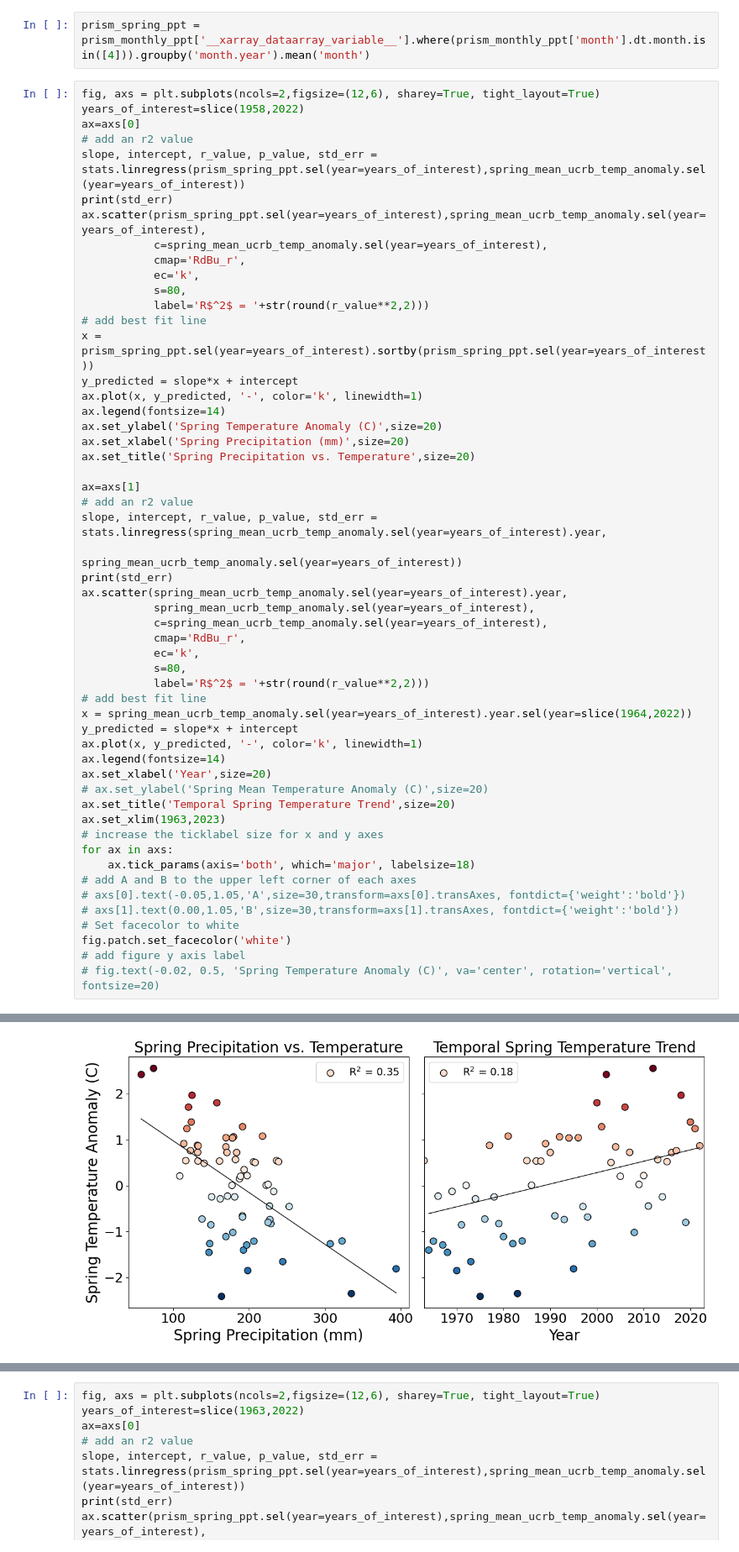
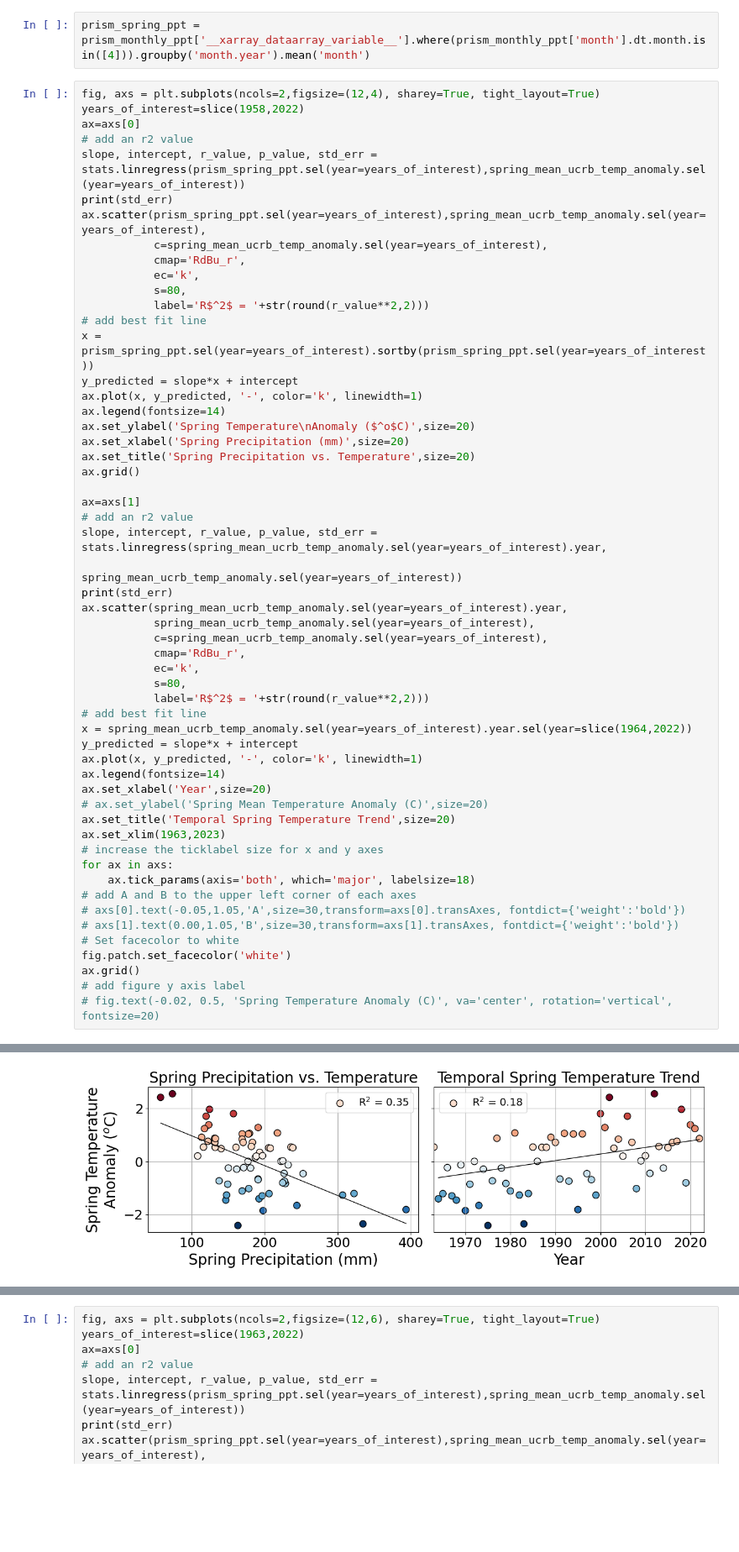
Before and after one commit to dlhogan97/Spring-Precipitation-Effect-CO-River, a Jupyter notebook: Upper_CO_Analysis/notebooks/06_UCRB_PET_20230907.ipynb, the cells around one changed output, grey strips where cells are left out. Shown at 84% size. Cells and saved outputs as stored; diff of their text form; blank space fills up the shorter version.

```diff
--- a/Upper_CO_Analysis/notebooks/06_UCRB_PET_20230907.ipynb
+++ b/Upper_CO_Analysis/notebooks/06_UCRB_PET_20230907.ipynb
@@ -640,7 +653,7 @@ ax.tick_params(axis='both', which='major', labelsize=12)
 # %%
 prism_spring_ppt = prism_monthly_ppt['__xarray_dataarray_variable__'].where(prism_monthly_ppt['month'].dt.month.isin([4])).groupby('month.year').mean('month')
 # %%
-fig, axs = plt.subplots(ncols=2,figsize=(12,6), sharey=True, tight_layout=True)
+fig, axs = plt.subplots(ncols=2,figsize=(12,4), sharey=True, tight_layout=True)
 years_of_interest=slice(1958,2022)
 ax=axs[0]
 # add an r2 value
@@ -657,9 +670,10 @@ x = prism_spring_ppt.sel(year=years_of_interest).sortby(prism_spring_ppt.sel(yea
 y_predicted = slope*x + intercept
 ax.plot(x, y_predicted, '-', color='k', linewidth=1)
 ax.legend(fontsize=14)
-ax.set_ylabel('Spring Temperature Anomaly (C)',size=20)
+ax.set_ylabel('Spring Temperature\nAnomaly ($^o$C)',size=20)
 ax.set_xlabel('Spring Precipitation (mm)',size=20)
 ax.set_title('Spring Precipitation vs. Temperature',size=20)
+ax.grid()
 
 ax=axs[1]
 # add an r2 value
@@ -668,31 +682,32 @@ slope, intercept, r_value, p_value, std_err = stats.linregress(spring_mean_ucrb_
 print(std_err)
 ax.scatter(spring_mean_ucrb_temp_anomaly.sel(year=years_of_interest).year,
            spring_mean_ucrb_temp_anomaly.sel(year=years_of_interest),
            c=spring_mean_ucrb_temp_anomaly.sel(year=years_of_interest),
            cmap='RdBu_r',
            ec='k',
            s=80,
            label='R$^2$ = '+str(round(r_value**2,2)))
 # add best fit line
 x = spring_mean_ucrb_temp_anomaly.sel(year=years_of_interest).year.sel(year=slice(1964,2022))
 y_predicted = slope*x + intercept
 ax.plot(x, y_predicted, '-', color='k', linewidth=1)
 ax.legend(fontsize=14)
 ax.set_xlabel('Year',size=20)
 # ax.set_ylabel('Spring Mean Temperature Anomaly (C)',size=20)
 ax.set_title('Temporal Spring Temperature Trend',size=20)
 ax.set_xlim(1963,2023)
 # increase the ticklabel size for x and y axes
 for ax in axs:
     ax.tick_params(axis='both', which='major', labelsize=18)
 # add A and B to the upper left corner of each axes
 # axs[0].text(-0.05,1.05,'A',size=30,transform=axs[0].transAxes, fontdict={'weight':'bold'})
 # axs[1].text(0.00,1.05,'B',size=30,transform=axs[1].transAxes, fontdict={'weight':'bold'})
 # Set facecolor to white
 fig.patch.set_facecolor('white')
+ax.grid()
 # add figure y axis label
 # fig.text(-0.02, 0.5, 'Spring Temperature Anomaly (C)', va='center', rotation='vertical', fontsize=20)
 # %% [output]
 0.0019490728288737217
 0.006739439523076827
-[figure, old version]
+[figure, new version]
```
Also changed, not shown: parts of 6 cells of this notebook, 1 other file.
